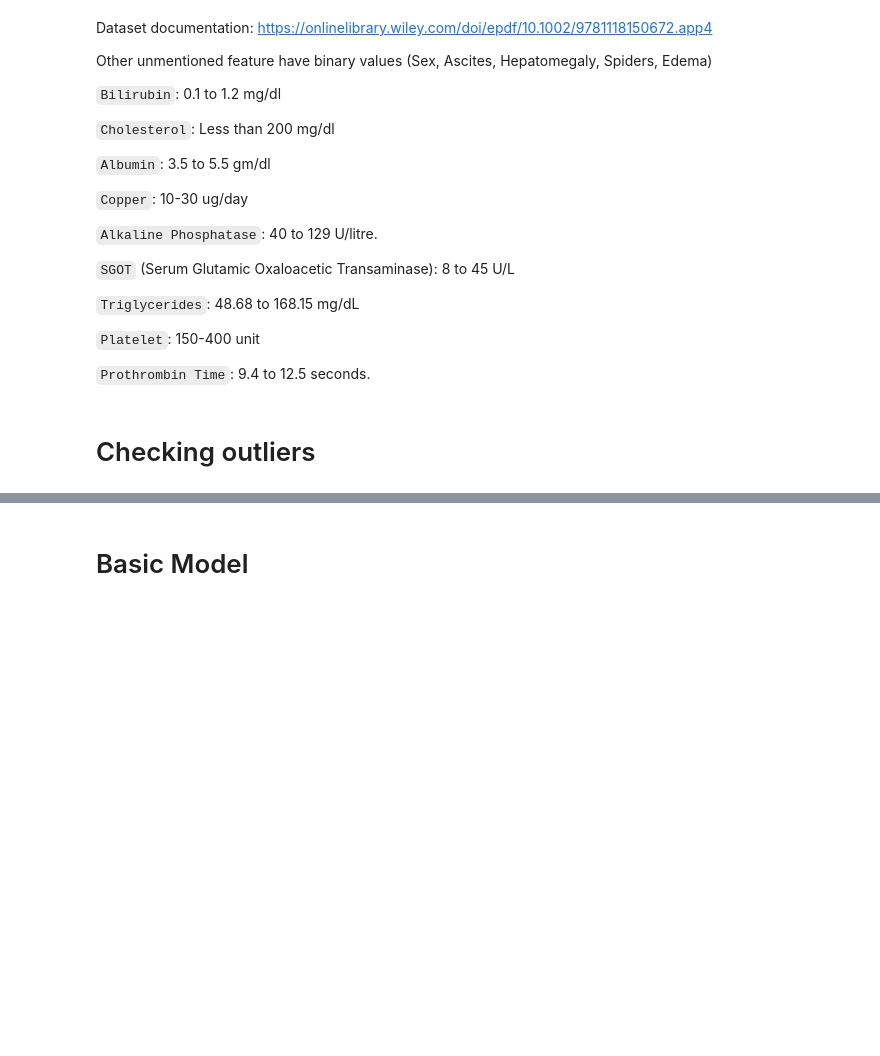
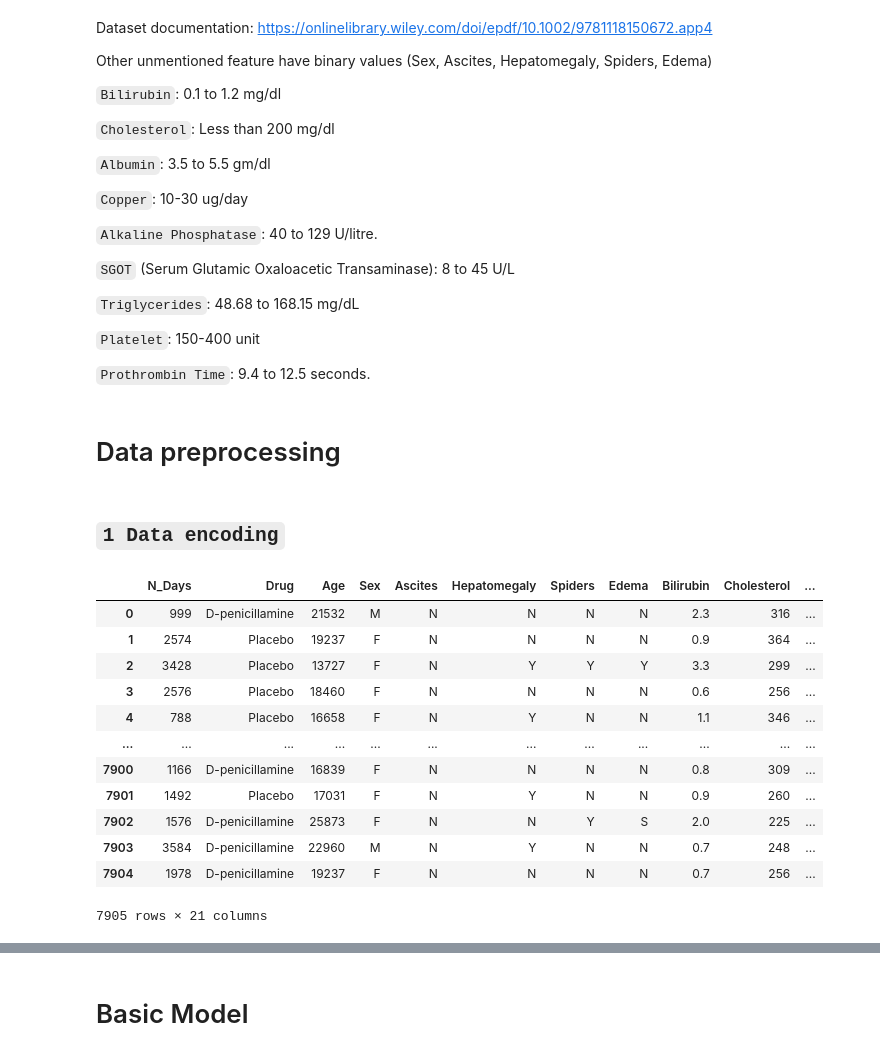
Before and after one commit to accesable/ML_Final, a Jupyter notebook: code/main.ipynb, the cells around one changed output, grey strips where cells are left out. Cells and saved outputs as stored; diff of their text form; code cells hidden in the pictures; blank space fills up the shorter version.

```diff
--- a/code/main.ipynb
+++ b/code/main.ipynb
@@ -210,5 +222,24 @@ Other unmentioned feature have binary values (Sex, Ascites, Hepatomegaly, Spider
 `Platelet`: 150-400 unit
 
 `Prothrombin Time`: 9.4 to 12.5 seconds.
-# %% [markdown]
-# Checking outliers
+# %% [markdown]
+# Data preprocessing
+# %% [markdown]
+## `1 Data encoding`
+# %%
+dataframe = pd.get_dummies(dataframe, columns=['Status'])
+dataframe
+# %% [output]
+|  | N_Days | Drug | Age | Sex | Ascites | Hepatomegaly | Spiders | Edema | Bilirubin | Cholesterol | ... |
+| 0 | 999 | D-penicillamine | 21532 | M | N | N | N | N | 2.3 | 316 | ... |
+| 1 | 2574 | Placebo | 19237 | F | N | N | N | N | 0.9 | 364 | ... |
+| 2 | 3428 | Placebo | 13727 | F | N | Y | Y | Y | 3.3 | 299 | ... |
+| 3 | 2576 | Placebo | 18460 | F | N | N | N | N | 0.6 | 256 | ... |
+| 4 | 788 | Placebo | 16658 | F | N | Y | N | N | 1.1 | 346 | ... |
+| ... | ... | ... | ... | ... | ... | ... | ... | ... | ... | ... | ... |
+| 7900 | 1166 | D-penicillamine | 16839 | F | N | N | N | N | 0.8 | 309 | ... |
+| 7901 | 1492 | Placebo | 17031 | F | N | Y | N | N | 0.9 | 260 | ... |
+| 7902 | 1576 | D-penicillamine | 25873 | F | N | N | Y | S | 2.0 | 225 | ... |
+| 7903 | 3584 | D-penicillamine | 22960 | M | N | Y | N | N | 0.7 | 248 | ... |
+| 7904 | 1978 | D-penicillamine | 19237 | F | N | N | N | N | 0.7 | 256 | ... |
+7905 rows × 21 columns
```
Also changed, not shown: parts of 50 cells of this notebook, 3 other files.
